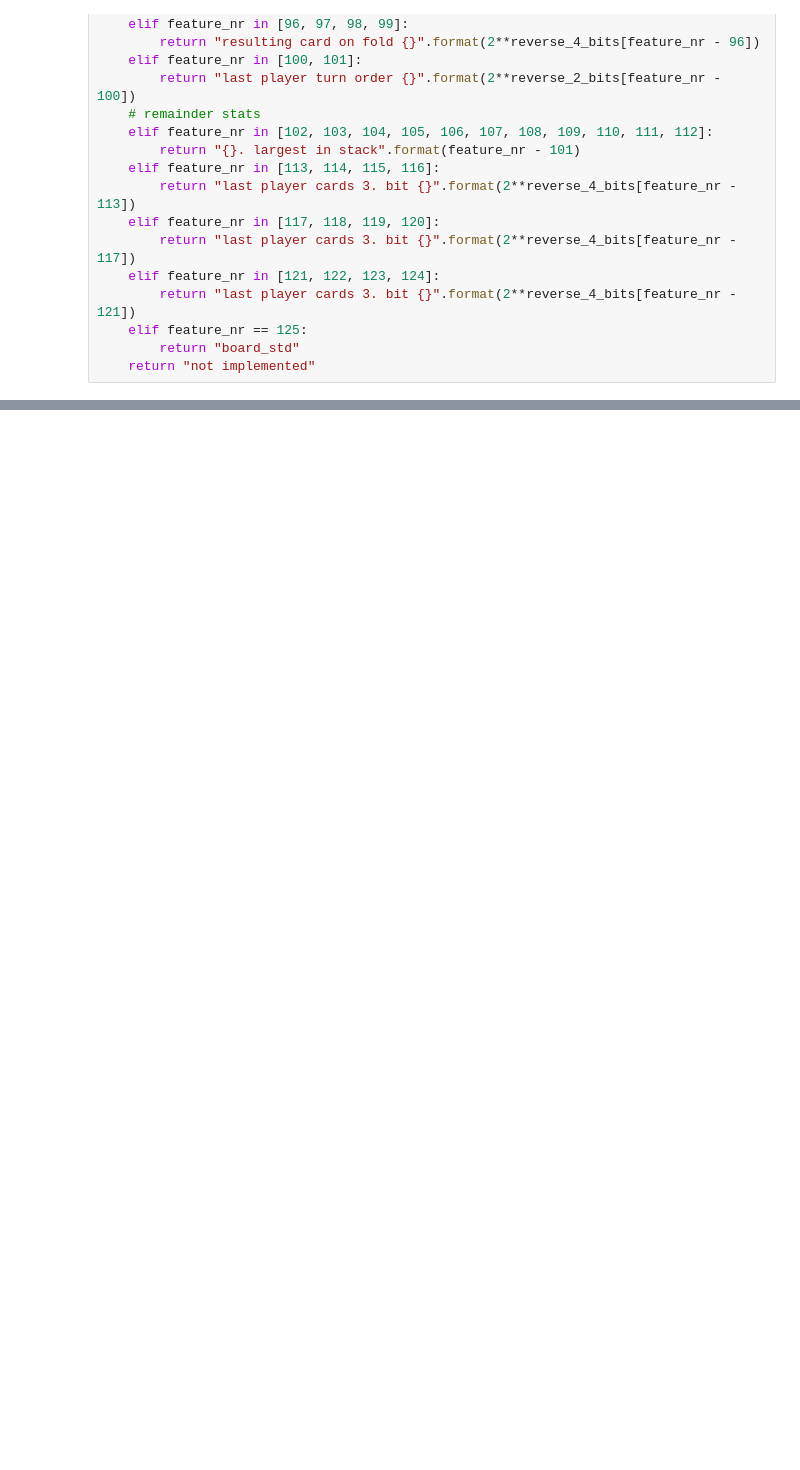
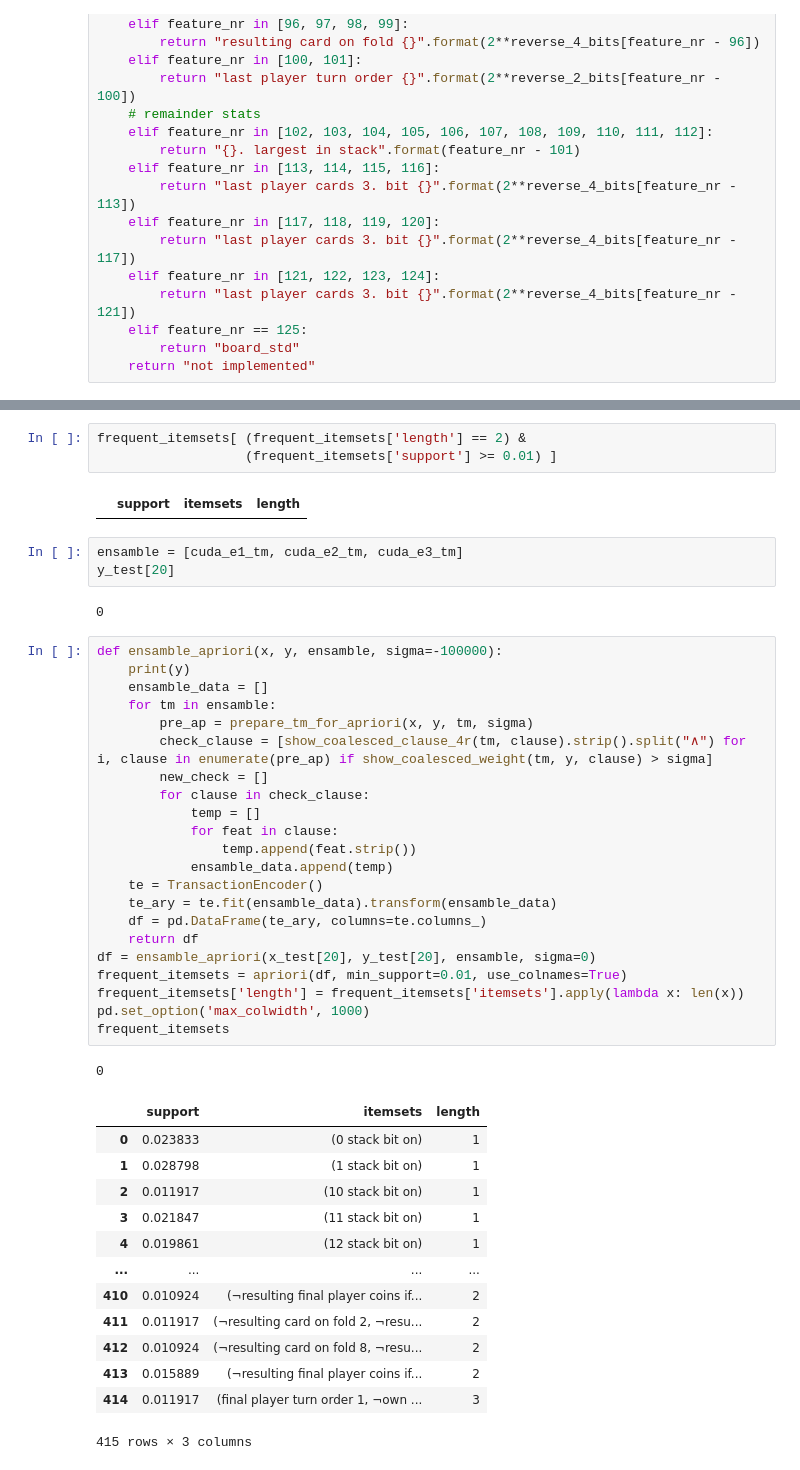
Before and after one commit to JoarVarpe/pet_for_sale, a Jupyter notebook: petting_examples/notebooks/coalesced_exploration.ipynb, the cells around one changed output, grey strips where cells are left out. Drawn from its saved outputs; the diff is of its cells as text; blank space fills up the shorter version.

```diff
--- a/petting_examples/notebooks/coalesced_exploration.ipynb
+++ b/petting_examples/notebooks/coalesced_exploration.ipynb
@@ -377,0 +533,47 @@ Clause #55:  6 weight, rule:  current next player bid 8
+# %%
+frequent_itemsets[ (frequent_itemsets['length'] == 2) &
+                   (frequent_itemsets['support'] >= 0.01) ]
+# %% [output]
+|  | support | itemsets | length |
+# %%
+ensamble = [cuda_e1_tm, cuda_e2_tm, cuda_e3_tm]
+y_test[20]
+# %% [output]
+0
+# %%
+def ensamble_apriori(x, y, ensamble, sigma=-100000):
+    print(y)
+    ensamble_data = []
+    for tm in ensamble:
+        pre_ap = prepare_tm_for_apriori(x, y, tm, sigma)
+        check_clause = [show_coalesced_clause_4r(tm, clause).strip().split("∧") for i, clause in enumerate(pre_ap) if show_coalesced_weight(tm, y, clause) > sigma]
+        new_check = []
+        for clause in check_clause:
+            temp = []
+            for feat in clause:
+                temp.append(feat.strip())
+            ensamble_data.append(temp)
+    te = TransactionEncoder()
+    te_ary = te.fit(ensamble_data).transform(ensamble_data)
+    df = pd.DataFrame(te_ary, columns=te.columns_)
+    return df
+df = ensamble_apriori(x_test[20], y_test[20], ensamble, sigma=0)
+frequent_itemsets = apriori(df, min_support=0.01, use_colnames=True)
+frequent_itemsets['length'] = frequent_itemsets['itemsets'].apply(lambda x: len(x))
+pd.set_option('max_colwidth', 1000)
+frequent_itemsets
+# %% [output]
+0
+|  | support | itemsets | length |
+| 0 | 0.023833 | (0 stack bit on) | 1 |
+| 1 | 0.028798 | (1 stack bit on) | 1 |
+| 2 | 0.011917 | (10 stack bit on) | 1 |
+| 3 | 0.021847 | (11 stack bit on) | 1 |
+| 4 | 0.019861 | (12 stack bit on) | 1 |
+| ... | ... | ... | ... |
+| 410 | 0.010924 | (¬resulting final player coins if... | 2 |
+| 411 | 0.011917 | (¬resulting card on fold 2, ¬resu... | 2 |
+| 412 | 0.010924 | (¬resulting card on fold 8, ¬resu... | 2 |
+| 413 | 0.015889 | (¬resulting final player coins if... | 2 |
+| 414 | 0.011917 | (final player turn order 1, ¬own ... | 3 |
+415 rows × 3 columns
```
Also changed, not shown: parts of 20 cells of this notebook, 38 other files.
